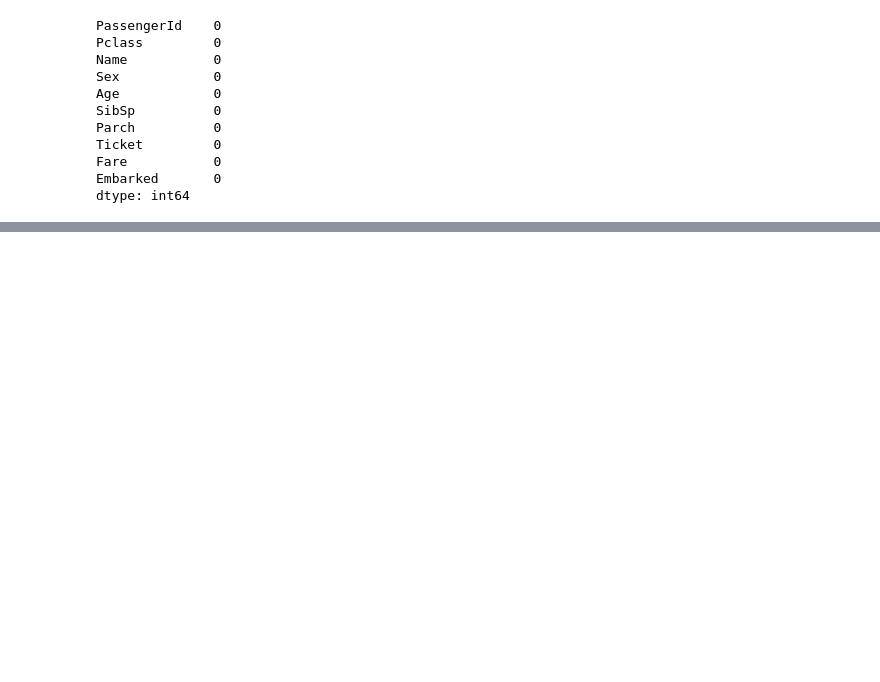
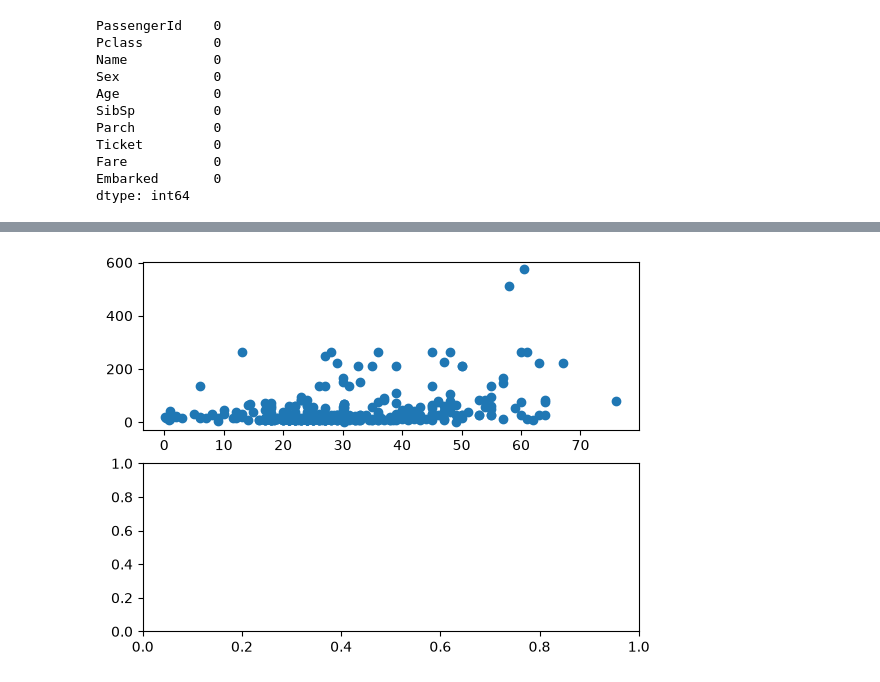
Before and after one commit to Dhruv136/45_days_Training, a Jupyter notebook: Pandas/Data_processing3.ipynb, the cells around one changed output, grey strips where cells are left out. Cells and saved outputs as stored; diff of their text form; code cells hidden in the pictures; blank space fills up the shorter version.

```diff
--- a/Pandas/Data_processing3.ipynb
+++ b/Pandas/Data_processing3.ipynb
@@ -215,0 +264,7 @@ dtype: int64
+# %%
+fig,ax = plt.subplots(2,1)
+
+ax[0].scatter(df["Age"],df["Fare"])
+plt.show()
+# %% [output]
+[figure, added]
```
Also changed, not shown: parts of 9 cells of this notebook, 5 other files.
